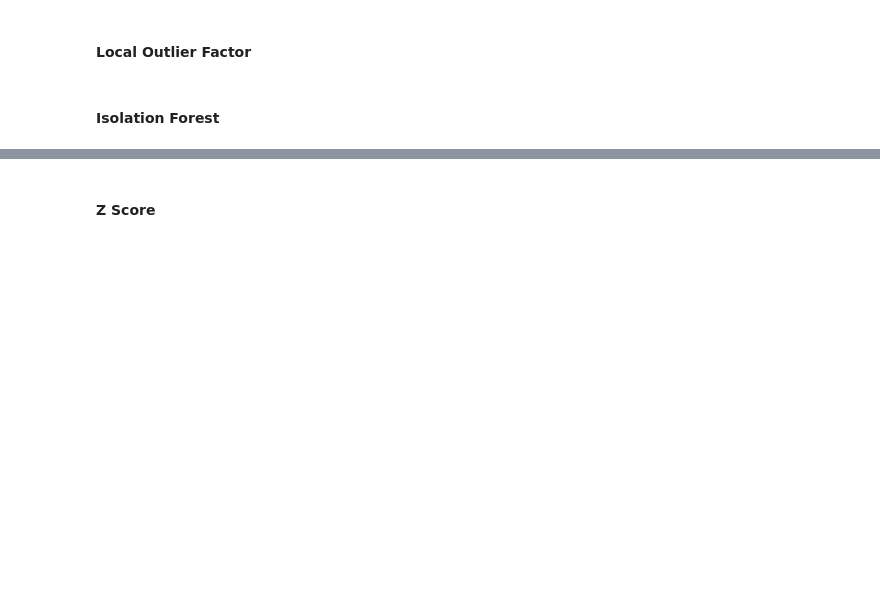
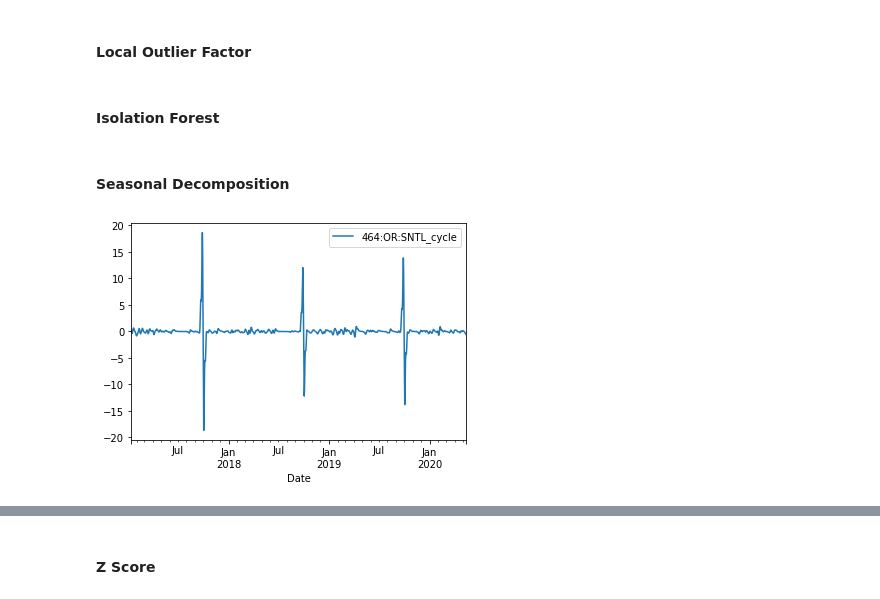
Before and after one commit to geoskimoto/SNOTEL_AnomalyDetection, a Jupyter notebook: AnomalyDetection.ipynb, the cells around one changed output, grey strips where cells are left out. Drawn from its saved outputs; the diff is of its cells as text; code cells hidden in the pictures; blank space fills up the shorter version.

Commit message:
Added additional seasonal decomposition methods (STL, BaxterKing).

```diff
--- a/AnomalyDetection.ipynb
+++ b/AnomalyDetection.ipynb
@@ -524,3 +560,5 @@ def isolationForest(df, plot_type, contamination, seasonal_differencing):
     fig.show()
   else:
     print('Choose either static or interactive for plot_type')
+# %% [markdown]
+#### Seasonal Decomposition
@@ -526,0 +619,6 @@ def isolationForest(df, plot_type, contamination, seasonal_differencing):
+# %%
+df = getData(['464:OR:SNTL'], 'PREC', '01/01/2017', '05/25/2020')
+# %%
+seasonal_decomposition(df, method='BaxterKing')
+# %% [output]
+[figure, added]
```
Also changed, not shown: parts of 15 cells of this notebook.
